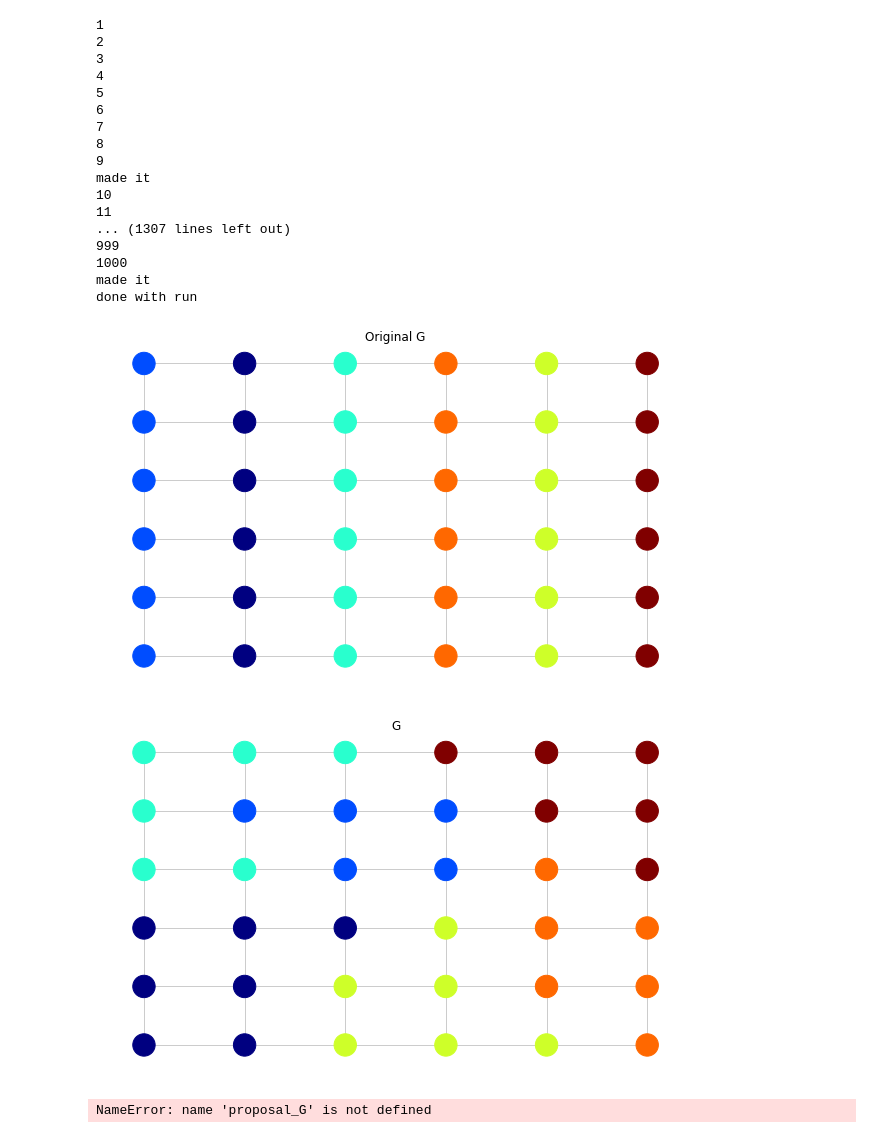
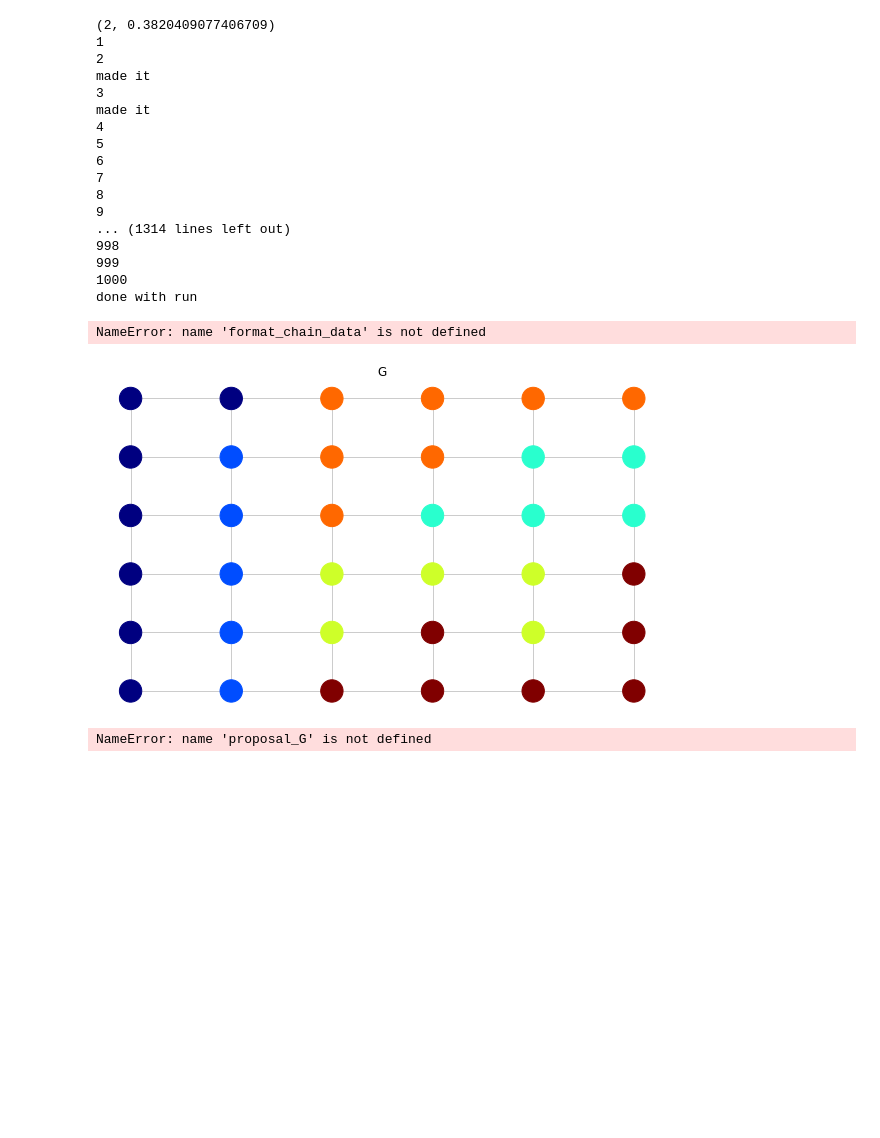
Before and after one commit to austin80/math435_mcmc, a Jupyter notebook: starter_code.ipynb, the cells around one changed output. Cells and saved outputs as stored; diff of their text form; code cells hidden in the pictures; blank space fills up the shorter version.

```diff
--- a/starter_code.ipynb
+++ b/starter_code.ipynb
@@ -108,7 +108,7 @@ G.nodes[(2,1)]['party'] = 0
 G.nodes[(2,2)]['party'] = 1
 G.nodes[(2,3)]['party'] = 1
 G.nodes[(2,4)]['party'] = 0
-G.nodes[(2,5)]['party'] = 0
+G.nodes[(2,5)]['party'] = 1
 #G.nodes[(2,6)]['party'] = 0
 
 G.nodes[(3,0)]['party'] = 0
@@ -122,52 +122,52 @@ G.nodes[(3,5)]['party'] = 1
 G.nodes[(4,0)]['party'] = 0
 G.nodes[(4,1)]['party'] = 0
 G.nodes[(4,2)]['party'] = 1
-G.nodes[(4,3)]['party'] = 0
+G.nodes[(4,3)]['party'] = 1
 G.nodes[(4,4)]['party'] = 1
 G.nodes[(4,5)]['party'] = 1
 #G.nodes[(4,6)]['party'] = 0
 
 G.nodes[(5,0)]['party'] = 0
 G.nodes[(5,1)]['party'] = 0
-G.nodes[(5,2)]['party'] = 1
+G.nodes[(5,2)]['party'] = 0
 G.nodes[(5,3)]['party'] = 0
 G.nodes[(5,4)]['party'] = 1
 G.nodes[(5,5)]['party'] = 1
 #G.nodes[(5,6)]['party'] = 0
 #for node in G.nodes():
     #first_coord = node[0] #This reads the first coordinate of each node
     #G.node[node]['district'] = first_coord #this gives each node a district attribute---district = node[0]
 
 pos = {node:node for node in G.nodes} #This is a silly piece of code. colorful_vertex_plot takes an argument
 #pos, which is a dictionary teliing the functino where to plot each node. I've set pos to be a dictionary
 #where the key value pairs are node:node for node in G.nodes. This works because when nx makes a grid graph, the
 #name of the node IS the position of the node. (This code should work whenever you use a grid graph.)
 
-colorful_vertex_plot(G, pos = pos, attr = 'district', node_size = 500, cmap = plt.cm.jet, plot_title = 'Original G')
+#colorful_vertex_plot(G, pos = pos, attr = 'district', node_size = 500, cmap = plt.cm.jet, plot_title = 'Original G')
 chainStats = chain_run(1000, G)
 print('done with run')
-#format_chain_data(chainStats)
-#print('done with file')
+format_chain_data(chainStats)
+print('done with file')
 # %% [output]
+(2, 0.3820409077406709)
 1
 2
+made it
 3
+made it
 4
 5
 6
 7
 8
 9
-made it
-10
-11
-... (1307 lines left out)
+... (1314 lines left out)
+998
 999
 1000
-made it
 done with run
+NameError: name 'format_chain_data' is not defined
-[figure, old version]
+[figure, new version]
-[figure, removed]
 # %%
 colorful_vertex_plot(proposal_G, pos = pos, attr = 'district', node_size = 500, cmap = plt.cm.jet, plot_title = 'Finish')
 # %% [output]
```
Also changed, not shown: parts of 2 cells of this notebook.
